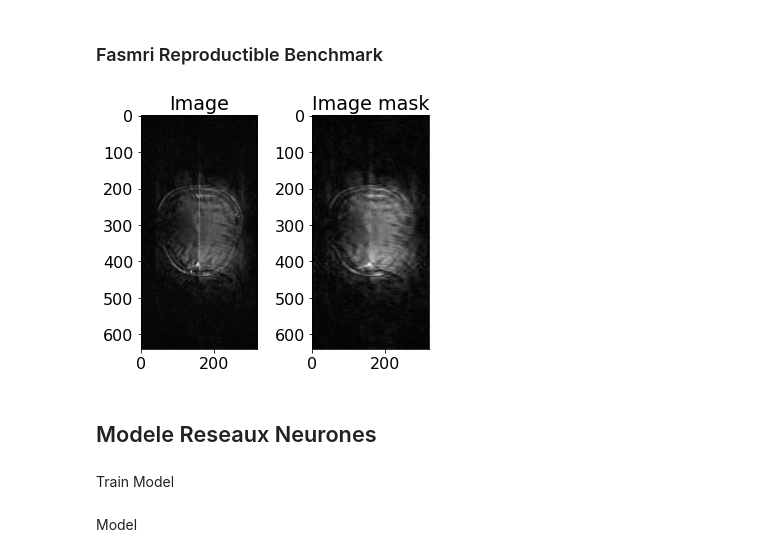
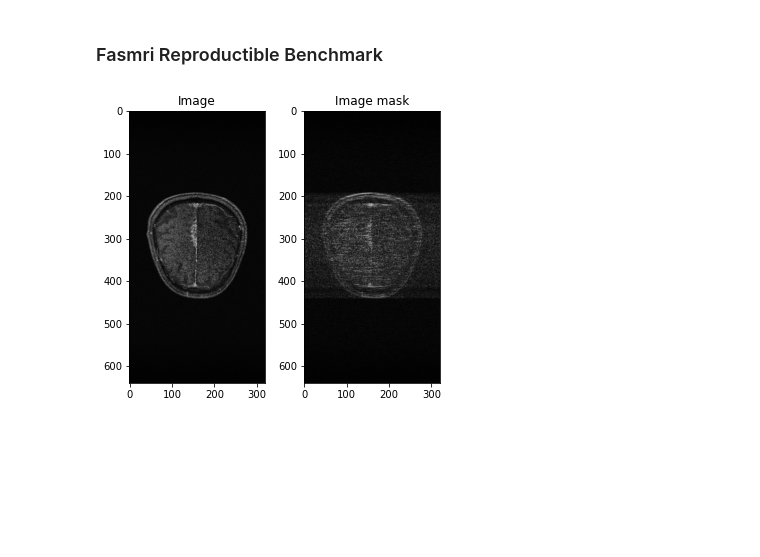
Before and after one commit to mind-inria/mri-dl-recon, a Jupyter notebook: src/mri_dlrecon/functions_torch/tuto_function_torch.ipynb, the cells around one changed output. Cells and saved outputs as stored; diff of their text form; code cells hidden in the pictures; blank space fills up the shorter version.

```diff
--- a/src/mri_dlrecon/functions_torch/tuto_function_torch.ipynb
+++ b/src/mri_dlrecon/functions_torch/tuto_function_torch.ipynb
@@ -33,10 +48,8 @@ K = virtual_coil_reconstruction(torch.fft.fftshift(torch.fft.ifft2(kspace_m)))
 # %%
-kspace = virtual_coil_reconstruction(kspace_m)
+kspace = torch.fft.fft2(image)
 kspace.shape
 # %% [output]
 torch.Size([16, 640, 320])
-# %%
-image = torch.fft.fftshift(torch.fft.ifft2(kspace))
 # %%
 plt.subplot(1,2,1)
 plt.imshow(np.abs(image[0, :,: ].numpy()))
@@ -97,24 +110,20 @@ from data.gen_mask_torch import gen_mask_torch
 # %%
 #  Representation binaire qui indique quel point sera conservé.
 
-masked_data1 = gen_mask_torch(kspace, accel_factor= 4 , multicoil= False , fixed_masks=False)
-masked_kspace1 = kspace* masked_data1
+masked_data = gen_mask_torch(kspace, accel_factor= 4 , multicoil= False , fixed_masks=False)
+masked_kspace = kspace* masked_data
 # %%
-masked_image1 = torch.fft.fftshift(torch.fft.ifft2(masked_kspace1))
+zero_filled = torch.fft.ifft2(masked_kspace)
 # %%
 plt.subplot(1,2,1)
 plt.imshow(np.abs(image[0, :,: ].numpy()))
 plt.title("Image")
 
 plt.subplot(1,2,2)
-plt.imshow(np.abs(masked_image1[0, :,: ].numpy()))
+plt.imshow(np.abs(zero_filled[0, :,: ].numpy()))
 plt.title("Image mask")
 
 plt.tight_layout()
 plt.show()
 # %% [output]
-[figure, old version]
+[figure, new version]
-# %% [markdown]
-## Modele Reseaux Neurones
-# %% [markdown]
-Train Model
@@ -128,2 +129,0 @@ from torch.autograd import Variable
-# %% [markdown]
-Model
```
Also changed, not shown: parts of 23 cells of this notebook, 8 other files.
